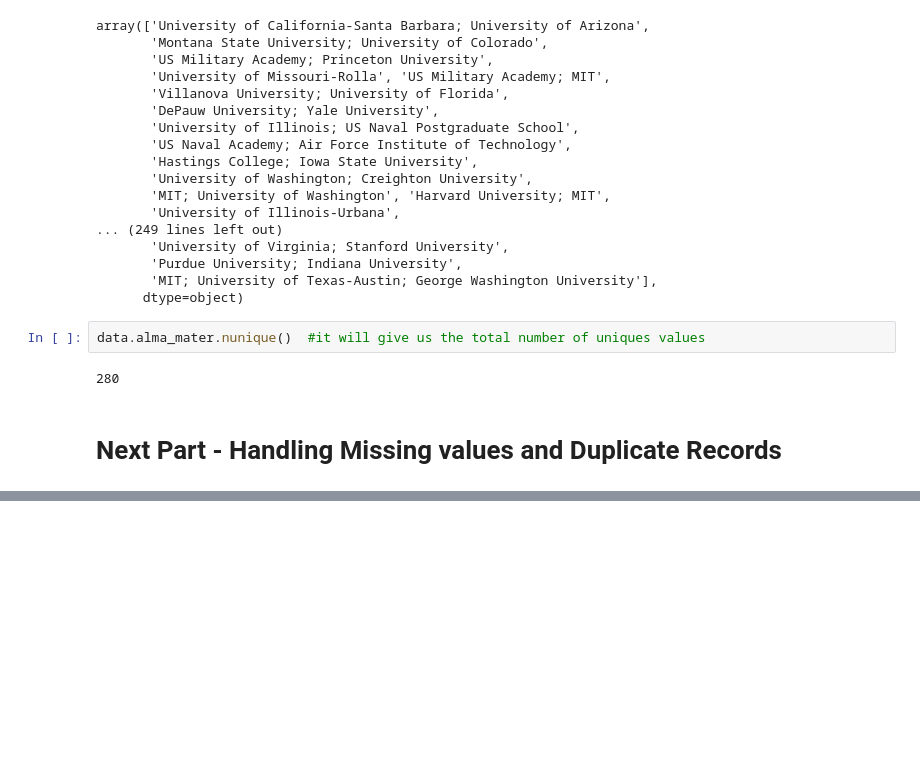
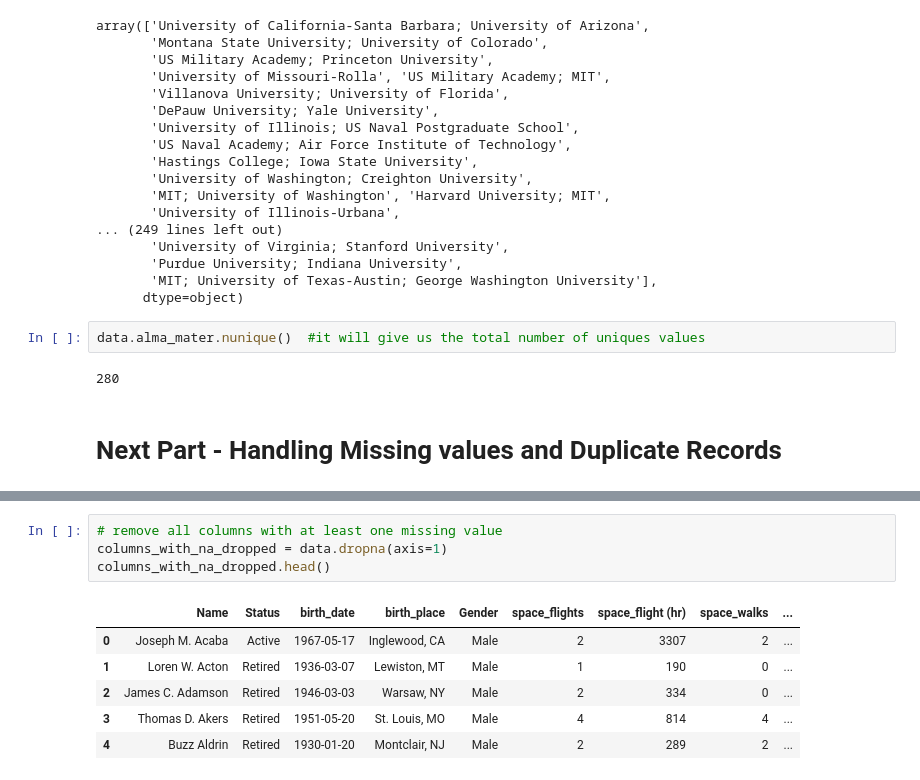
Before and after one commit to DataXplorerFY/Class-work-with-team, a Jupyter notebook: Python Programming/Practice/Pandas/Pandas Sir Nasir Lectures practice/Sir nasir Pandas Lecture Data cleaning on Astraunauts .ipynb, the cells around one changed output, grey strips where cells are left out. Saved outputs shown, nothing was run; the diff lists cells and outputs as text; blank space fills up the shorter version.

```diff
--- a/Python Programming/Practice/Pandas/Pandas Sir Nasir Lectures practice/Sir nasir Pandas Lecture Data cleaning on Astraunauts .ipynb
+++ b/Python Programming/Practice/Pandas/Pandas Sir Nasir Lectures practice/Sir nasir Pandas Lecture Data cleaning on Astraunauts .ipynb
@@ -361,0 +415,11 @@ data.alma_mater.nunique()  #it will give us the total number of uniques values
+# %%
+# remove all columns with at least one missing value
+columns_with_na_dropped = data.dropna(axis=1)
+columns_with_na_dropped.head()
+# %% [output]
+|  | Name | Status | birth_date | birth_place | Gender | space_flights | space_flight (hr) | space_walks | ... |
+| 0 | Joseph M. Acaba | Active | 1967-05-17 | Inglewood, CA | Male | 2 | 3307 | 2 | ... |
+| 1 | Loren W. Acton | Retired | 1936-03-07 | Lewiston, MT | Male | 1 | 190 | 0 | ... |
+| 2 | James C. Adamson | Retired | 1946-03-03 | Warsaw, NY | Male | 2 | 334 | 0 | ... |
+| 3 | Thomas D. Akers | Retired | 1951-05-20 | St. Louis, MO | Male | 4 | 814 | 4 | ... |
+| 4 | Buzz Aldrin | Retired | 1930-01-20 | Montclair, NJ | Male | 2 | 289 | 2 | ... |
```
Also changed, not shown: parts of 11 cells of this notebook.
